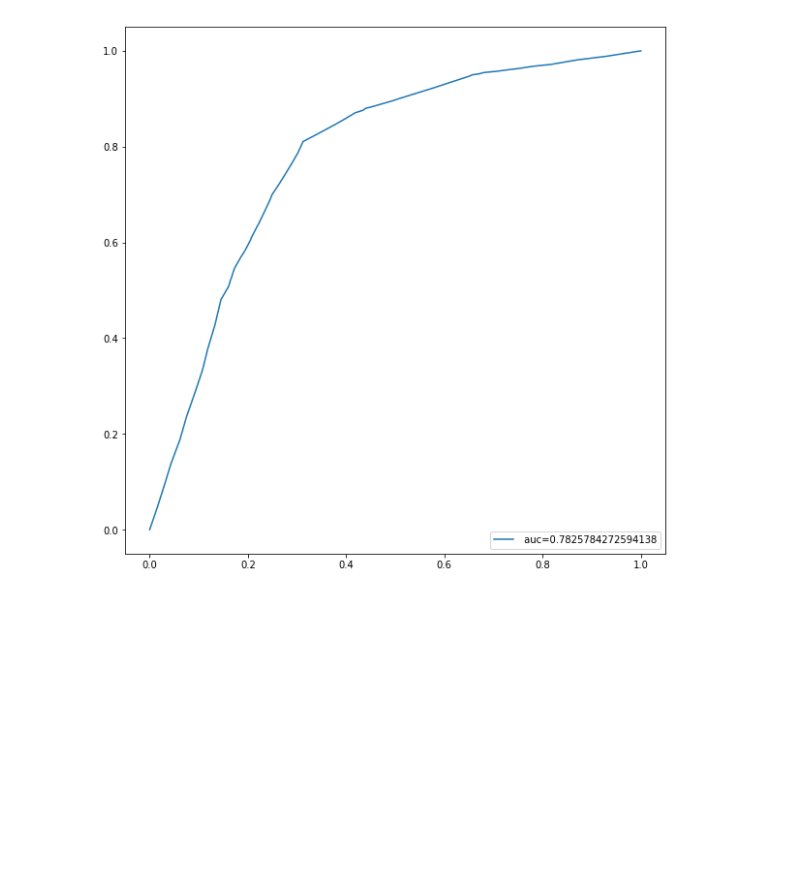
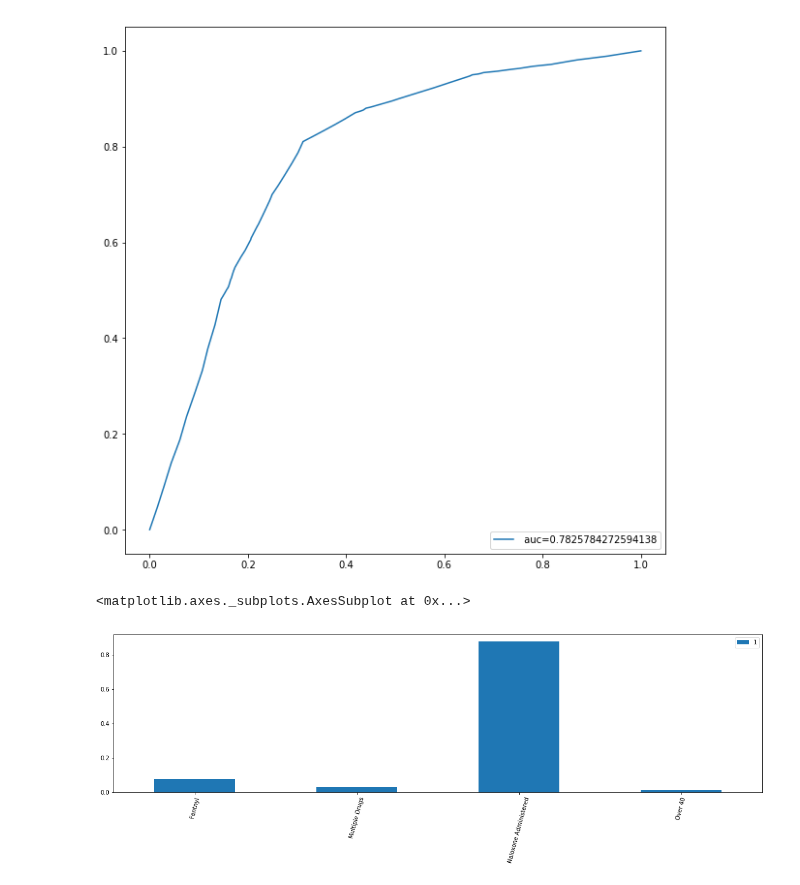
Before and after one commit to Joeyloganpython/Capstone, a Jupyter notebook: ML/Classification_joey_start.ipynb, the cells around one changed output. Saved outputs shown, nothing was run; the diff lists cells and outputs as text; code cells hidden in the pictures; blank space fills up the shorter version.

```diff
--- a/ML/Classification_joey_start.ipynb
+++ b/ML/Classification_joey_start.ipynb
@@ -363,0 +370,21 @@ plt.show()
+# %%
+def row_to_dict(x,y=None):
+    return X.apply(dict,axis=1)
+
+ft = FunctionTransformer(row_to_dict, validate=False)
+dv = DictVectorizer()
+rf = RandomForestClassifier(n_estimators=1000)
+
+model = make_pipeline(ft,dv,rf)
+model.fit(X,y)
+feature_importances = zip(dv.feature_names_,rf.feature_importances_)
+# %%
+feats = {}
+for feature, importance in zip(dv.feature_names_,feature_importances):
+    feats[feature] = importance
+# %%
+importances = pd.DataFrame.from_dict(feats, orient='index').rename(columns={0: 'Gini-importance'})
+importances.sort_values(by='Gini-importance').plot(kind='bar', rot=75, figsize =(20,5))
+# %% [output]
+<matplotlib.axes._subplots.AxesSubplot at 0x...>
+[figure, added]
```
Also changed, not shown: parts of 1 cell of this notebook.
